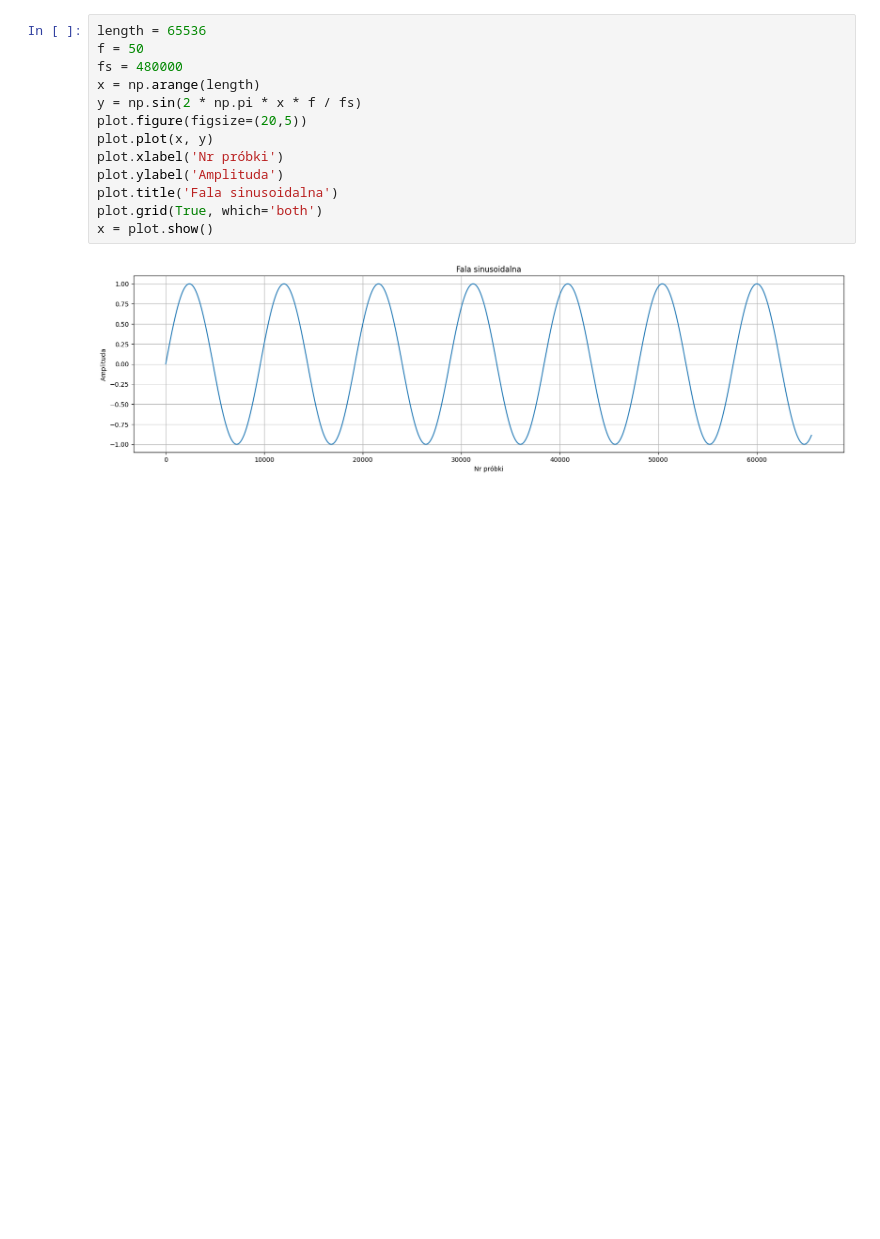
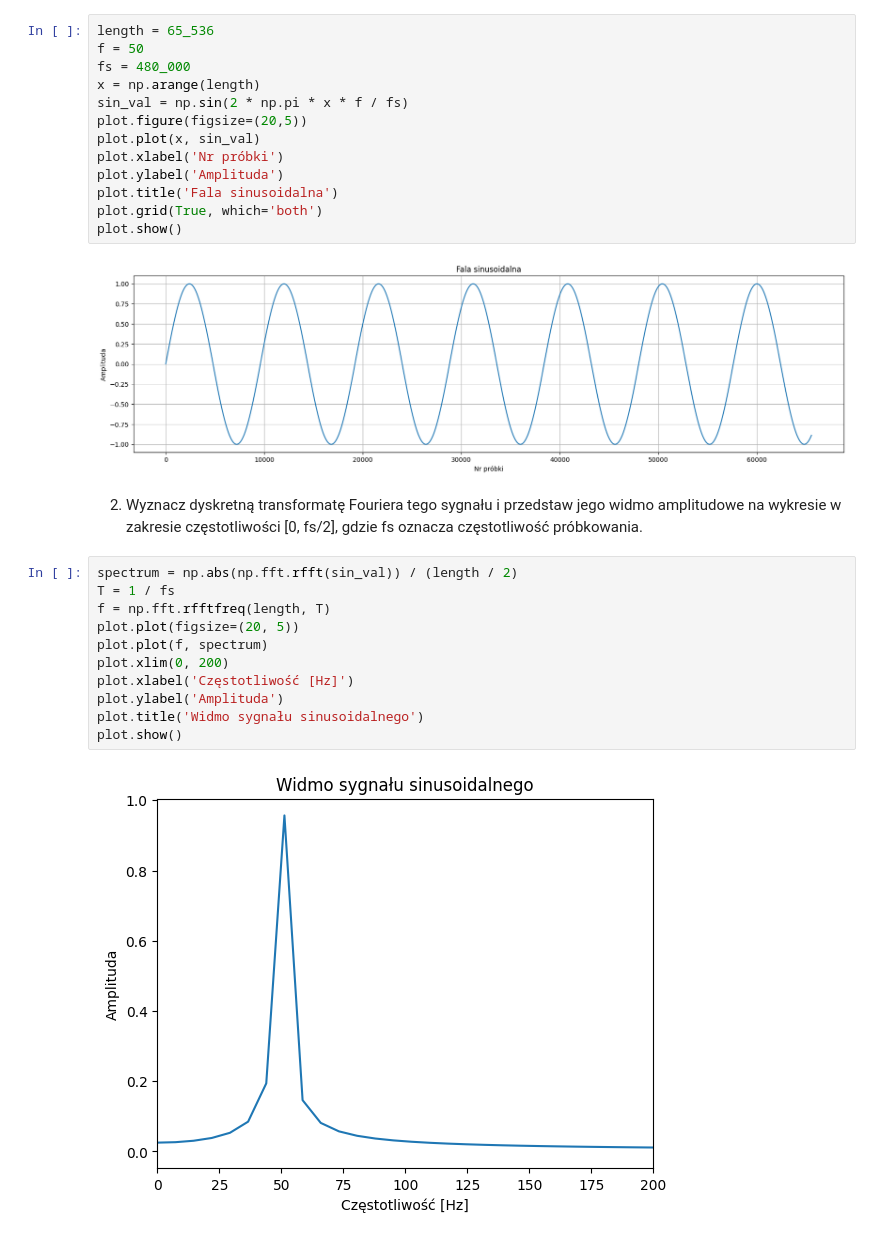
Before and after one commit to jf3112/CPSiO, a Jupyter notebook: cpsio_lab1.ipynb, the cells around one changed output. Cells and saved outputs as stored; diff of their text form; blank space fills up the shorter version.

```diff
--- a/cpsio_lab1.ipynb
+++ b/cpsio_lab1.ipynb
@@ -73,15 +73,30 @@ Celem ćwiczenia jest praktyczne wypróbowanie funkcji numpy.fft i numpy.ifft do
 # %%
-length = 65536
+length = 65_536
 f = 50
-fs = 480000
+fs = 480_000
 x = np.arange(length)
-y = np.sin(2 * np.pi * x * f / fs)
+sin_val = np.sin(2 * np.pi * x * f / fs)
 plot.figure(figsize=(20,5))
-plot.plot(x, y)
+plot.plot(x, sin_val)
 plot.xlabel('Nr próbki')
 plot.ylabel('Amplituda')
 plot.title('Fala sinusoidalna')
 plot.grid(True, which='both')
-x = plot.show()
+plot.show()
 # %% [output]
 [figure]
+# %% [markdown]
+2. Wyznacz dyskretną transformatę Fouriera tego sygnału i przedstaw jego widmo amplitudowe na wykresie w zakresie częstotliwości [0, fs/2], gdzie fs oznacza częstotliwość próbkowania.
+# %%
+spectrum = np.abs(np.fft.rfft(sin_val)) / (length / 2)
+T = 1 / fs
+f = np.fft.rfftfreq(length, T)
+plot.plot(figsize=(20, 5))
+plot.plot(f, spectrum)
+plot.xlim(0, 200)
+plot.xlabel('Częstotliwość [Hz]')
+plot.ylabel('Amplituda')
+plot.title('Widmo sygnału sinusoidalnego')
+plot.show()
+# %% [output]
+[figure, added]
```
Also changed, not shown: parts of 9 cells of this notebook.
